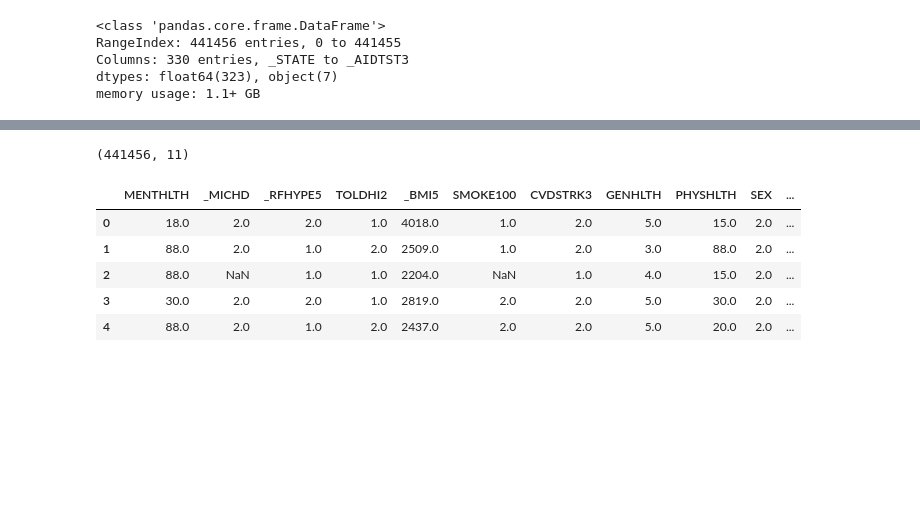
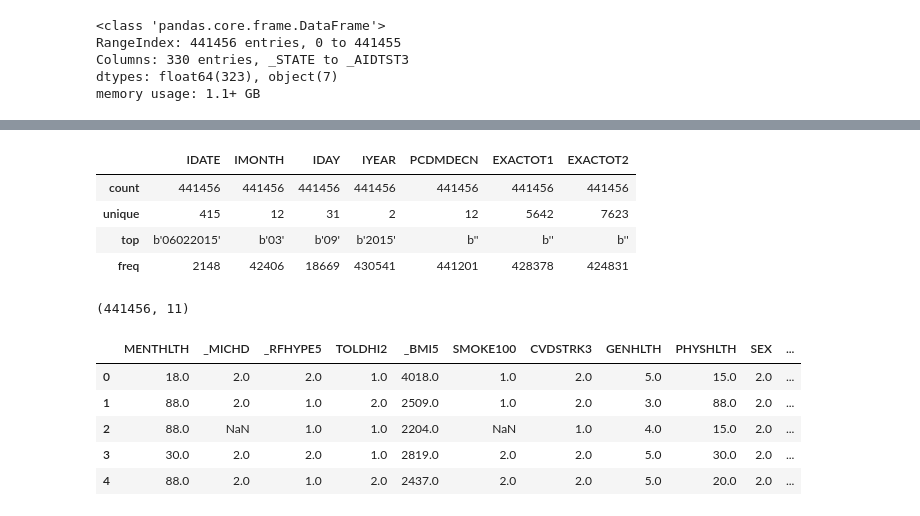
Before and after one commit to UC-Healthcare/Healthcare_Analysis, a Jupyter notebook: BRFSS_analysis_and_cleanup.ipynb, the cells around one changed output, grey strips where cells are left out. Cells and saved outputs as stored; diff of their text form; code cells hidden in the pictures; blank space fills up the shorter version.

```diff
--- a/BRFSS_analysis_and_cleanup.ipynb
+++ b/BRFSS_analysis_and_cleanup.ipynb
@@ -43 +63,9 @@ brfss_2015_df.describe()
+# %%
+brfss_2015_df.describe(include=["object", "bool"])
+# %% [output]
+|  | IDATE | IMONTH | IDAY | IYEAR | PCDMDECN | EXACTOT1 | EXACTOT2 |
+| count | 441456 | 441456 | 441456 | 441456 | 441456 | 441456 | 441456 |
+| unique | 415 | 12 | 31 | 2 | 12 | 5642 | 7623 |
+| top | b'06022015' | b'03' | b'09' | b'2015' | b'' | b'' | b'' |
+| freq | 2148 | 42406 | 18669 | 430541 | 441201 | 428378 | 424831 |
 # %%
```
Also changed, not shown: parts of 7 cells of this notebook.
